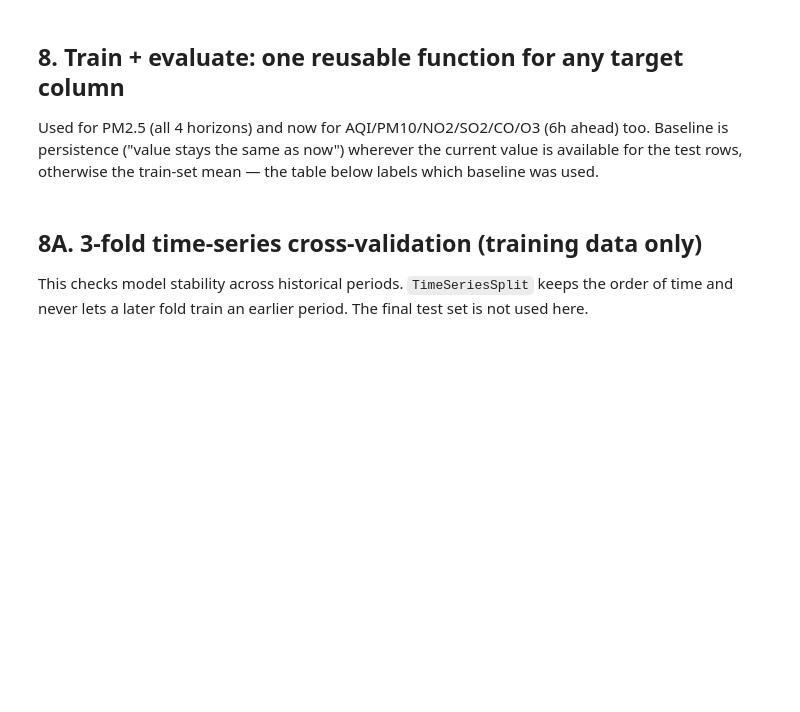
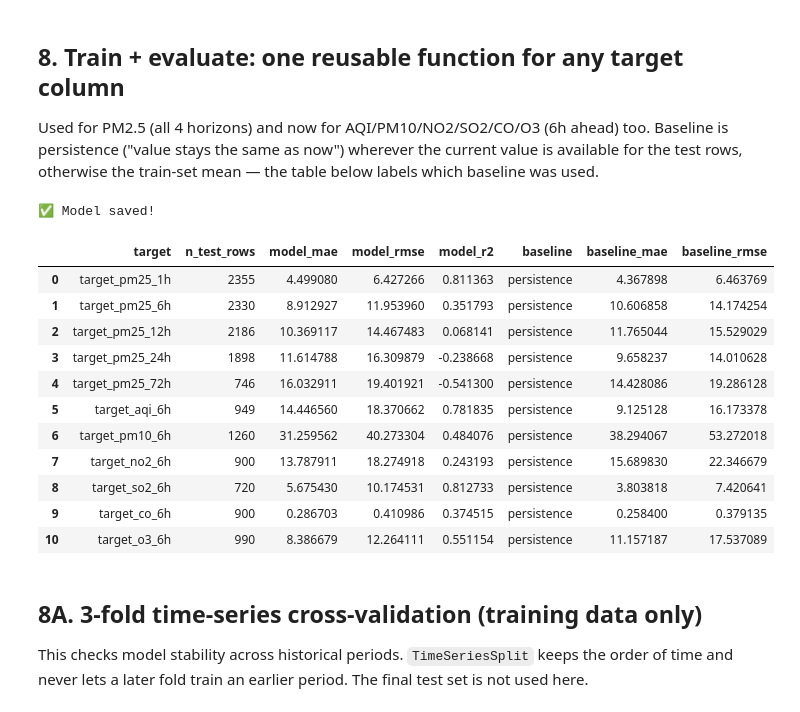
Before and after one commit to sourav27900/SIH26082-DisasterForecast, a Jupyter notebook: ml/notebooks/model_v4_improved.ipynb, the cells around one changed output. Saved outputs shown, nothing was run; the diff lists cells and outputs as text; code cells hidden in the pictures; blank space fills up the shorter version.

Commit message:
model joblib is added and while notebooks.ipynb are upgraded

```diff
--- a/ml/notebooks/model_v4_improved.ipynb
+++ b/ml/notebooks/model_v4_improved.ipynb
@@ -32,6 +32,6 @@ sns.set_theme(style="whitegrid")
 # %% [markdown]
 ## 1. Load the multi-pollutant dataset
 # %%
-df = pd.read_csv("delhi_master_dataset_v3.csv")
+df = pd.read_csv("../data/delhi_master_dataset_v3.csv.xls")
 print(df.shape)
 df.head()
@@ -223,40 +283,65 @@ def train_eval(target_col, current_col=None):
     model = make_xgb_regressor()
     model.fit(X_train, y_train, eval_set=[(X_val, y_val)], verbose=False)
     pred = model.predict(X_test)
+    # import joblib, json, os
+    # os.makedirs("../model", exist_ok=True)
+    # joblib.dump(model, "../model/xgb_model.joblib")
+    # print("✅ Model saved!")
 
     if current_col is not None and df.loc[X_test.index, current_col].notna().mean() > 0.5:
         baseline_pred = df.loc[X_test.index, current_col].fillna(df.loc[X_train.index, current_col].mean())
         baseline_name = "persistence"
     else:
         baseline_pred = pd.Series(y_train.mean(), index=y_test.index)
         baseline_name = "train-mean"
 
     return model, {
         "target": target_col,
         "n_test_rows": len(y_test),
         "model_mae": mean_absolute_error(y_test, pred),
         "model_rmse": np.sqrt(mean_squared_error(y_test, pred)),
         "model_r2": r2_score(y_test, pred),
         "baseline": baseline_name,
         "baseline_mae": mean_absolute_error(y_test, baseline_pred),
         "baseline_rmse": np.sqrt(mean_squared_error(y_test, baseline_pred)),
     }
 
 results = []
 models = {}
-
+# import joblib, json, os
+# os.makedirs("../model", exist_ok=True)
+# joblib.dump(models, "../model/xgb_model.joblib")
+# print("✅ Model saved!")
 for h in PM25_HORIZONS:
     m, r = train_eval(f"target_pm25_{h}", current_col="pm25")
     models[f"pm25_{h}"] = m
     results.append(r)
 
 for c in OTHER_TARGETS:
     m, r = train_eval(f"target_{c}_6h", current_col=c)
     models[f"{c}_6h"] = m
     results.append(r)
 
 results_df = pd.DataFrame(results)
-results_df
+
+# import joblib, json, os
+# os.makedirs("../model", exist_ok=True)
+# joblib.dump(models, "../model/xgb_model.joblib")
+# print("✅ Model saved!")
+# %% [output]
+✅ Model saved!
+|  | target | n_test_rows | model_mae | model_rmse | model_r2 | baseline | baseline_mae | baseline_rmse |
+| 0 | target_pm25_1h | 2355 | 4.499080 | 6.427266 | 0.811363 | persistence | 4.367898 | 6.463769 |
+| 1 | target_pm25_6h | 2330 | 8.912927 | 11.953960 | 0.351793 | persistence | 10.606858 | 14.174254 |
+| 2 | target_pm25_12h | 2186 | 10.369117 | 14.467483 | 0.068141 | persistence | 11.765044 | 15.529029 |
+| 3 | target_pm25_24h | 1898 | 11.614788 | 16.309879 | -0.238668 | persistence | 9.658237 | 14.010628 |
+| 4 | target_pm25_72h | 746 | 16.032911 | 19.401921 | -0.541300 | persistence | 14.428086 | 19.286128 |
+| 5 | target_aqi_6h | 949 | 14.446560 | 18.370662 | 0.781835 | persistence | 9.125128 | 16.173378 |
+| 6 | target_pm10_6h | 1260 | 31.259562 | 40.273304 | 0.484076 | persistence | 38.294067 | 53.272018 |
+| 7 | target_no2_6h | 900 | 13.787911 | 18.274918 | 0.243193 | persistence | 15.689830 | 22.346679 |
+| 8 | target_so2_6h | 720 | 5.675430 | 10.174531 | 0.812733 | persistence | 3.803818 | 7.420641 |
+| 9 | target_co_6h | 900 | 0.286703 | 0.410986 | 0.374515 | persistence | 0.258400 | 0.379135 |
+| 10 | target_o3_6h | 990 | 8.386679 | 12.264111 | 0.551154 | persistence | 11.157187 | 17.537089 |
 # %% [markdown]
 ## 8A. 3-fold time-series cross-validation (training data only)
 
```
Also changed, not shown: parts of 12 cells of this notebook, 1 other file.
